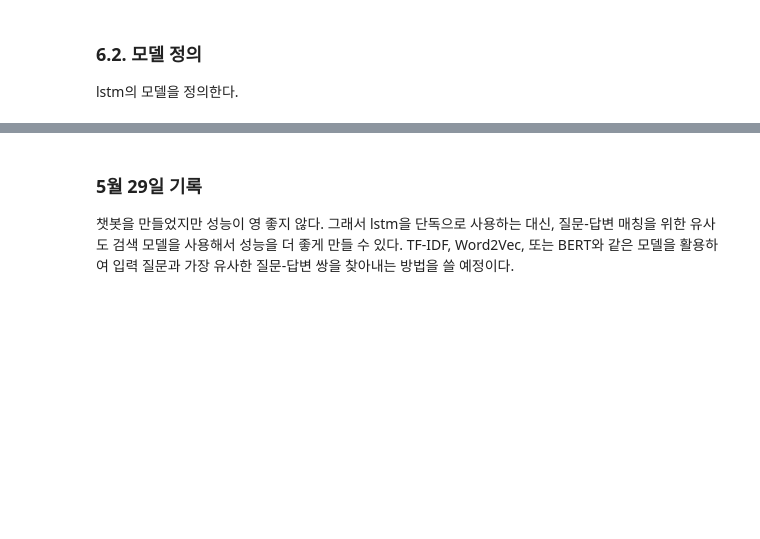
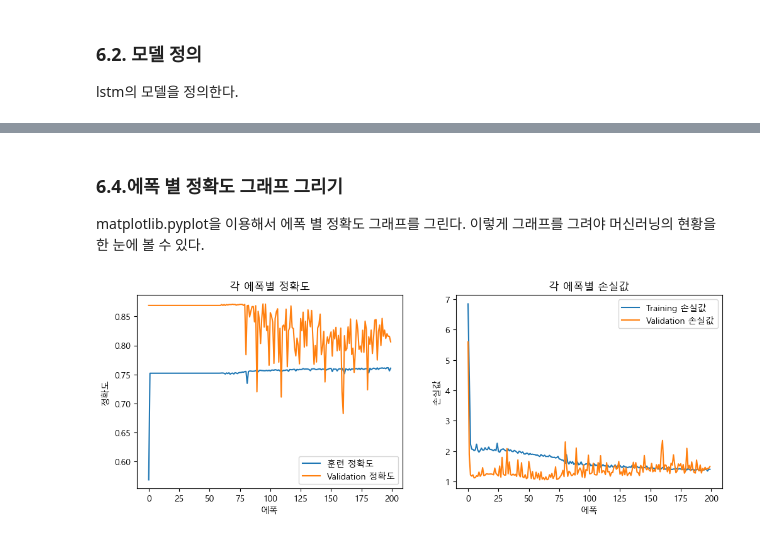
Before and after one commit to guraudrk/aikingsejong-python, a Jupyter notebook: WebcrawlingAndTokenize(1).ipynb, the cells around one changed output, grey strips where cells are left out. Drawn from its saved outputs; the diff is of its cells as text; code cells hidden in the pictures; blank space fills up the shorter version.

Commit message:
new commit(2024-05-31)
q와 a 모두 토큰화,정수 시퀀싱을 했더니 정확도가 75프로대로 크게 개선되었다.
정확도를 더 높이기 위해 여러 하이퍼파라미터들을 손볼 것이다.

```diff
--- a/WebcrawlingAndTokenize(1).ipynb
+++ b/WebcrawlingAndTokenize(1).ipynb
@@ -474,15 +501,17 @@ model = Sequential([
 # %%
-model.compile(optimizer='adam', loss='binary_crossentropy', metrics=['accuracy']) #모델을 컴파일한다. 옵티마이저로는 adam, 손실 함수로는 binary_crossentropy, 정확도(0부터1까지로 출력됨.)를 통해 성능을 확인한다.
+model.compile(optimizer='RMSprop', loss='categorical_crossentropy', metrics=['accuracy'])
 
+ #모델을 컴파일한다. 옵티마이저로는 adam, 손실 함수로는 sparse_categorical_crossentropy, 정확도(0부터1까지로 출력됨.)를 통해 성능을 확인한다.
 
 # 학습 데이터 준비
-labels = np.arange(len(padded_sequences))  # 각 질문의 인덱스를 레이블로 사용
-print(labels)
+labels = one_hot_answer_sequences  # 각 질문에 대한 답변 시퀀스를 레이블로 사용
+
 
 # 조기 종료를 위한 EarlyStopping 콜백 정의
 early_stopping = EarlyStopping(monitor='val_loss', patience=5, restore_best_weights=True)
 
 # 모델 학습 시 조기 종료 콜백을 적용하여 학습
-model.fit(padded_sequences, labels, epochs=200, batch_size=4, callbacks=[early_stopping])
+#history로 변수를 담아, 각 에폭의 정확도를 볼 수 있게 함.
+history = model.fit(padded_question_sequences, labels, epochs=200, batch_size=4, validation_split=0.2)
 model.summary() #모델의 구조와 파라미터 개수 등을 요약해 출력한다.
 # %% [output]
@@ -522,6 +560,34 @@ Model: "sequential_13"
 # %% [markdown]
-### 5월 29일 기록
+### 6.4.에폭 별 정확도 그래프 그리기
 
-챗봇을 만들었지만 성능이 영 좋지 않다.
-그래서 lstm을 단독으로 사용하는 대신, 질문-답변 매칭을 위한 유사도 검색 모델을 사용해서 성능을 더 좋게 만들 수 있다.
-TF-IDF, Word2Vec, 또는 BERT와 같은 모델을 활용하여 입력 질문과 가장 유사한 질문-답변 쌍을 찾아내는 방법을 쓸 예정이다.
+matplotlib.pyplot을 이용해서 에폭 별 정확도 그래프를 그린다.
+이렇게 그래프를 그려야 머신러닝의 현황을 한 눈에 볼 수 있다.
+# %%
+# 학습 과정의 정확도와 손실값을 시각화
+
+#한글 폰트를 설정해서 한글이 깨지지 않도록 하자.
+plt.rcParams['font.family'] ='Malgun Gothic'
+plt.rcParams['axes.unicode_minus'] =False
+##출처: https://giveme-happyending.tistory.com/168 [소연의_개발일지:티스토리]
+
+plt.figure(figsize=(12, 4))
+
+plt.subplot(1, 2, 1)
+plt.plot(history.history['accuracy'], label='훈련 정확도')
+plt.plot(history.history['val_accuracy'], label='Validation 정확도')
+plt.xlabel('에폭')
+plt.ylabel('정확도')
+plt.legend()
+plt.title('각 에폭별 정확도')
+
+plt.subplot(1, 2, 2)
+plt.plot(history.history['loss'], label='Training 손실값')
+plt.plot(history.history['val_loss'], label='Validation 손실값')
+plt.xlabel('에폭')
+plt.ylabel('손실값')
+plt.legend()
+plt.title('각 에폭별 손실값')
+
+plt.show()
+# %% [output]
+[figure, added]
```
Also changed, not shown: parts of 9 cells of this notebook.
